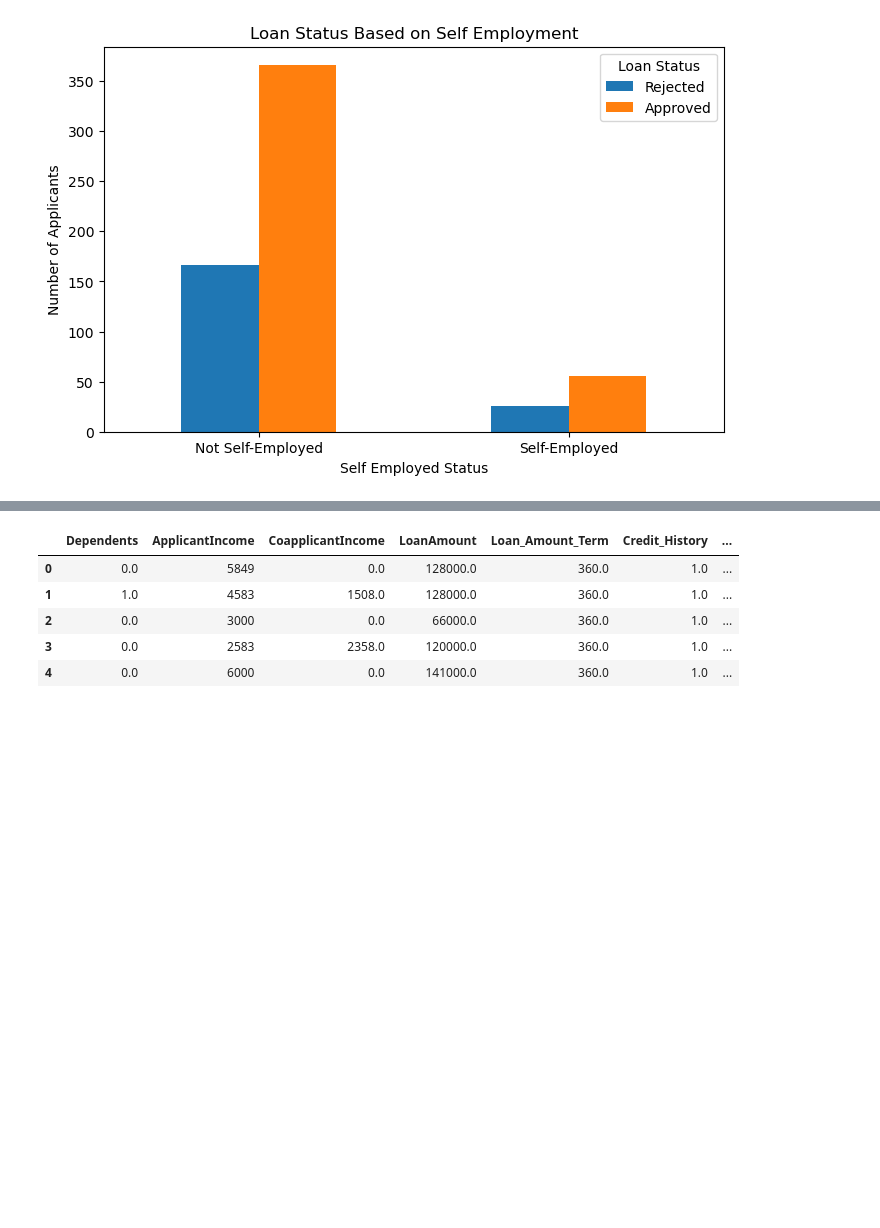
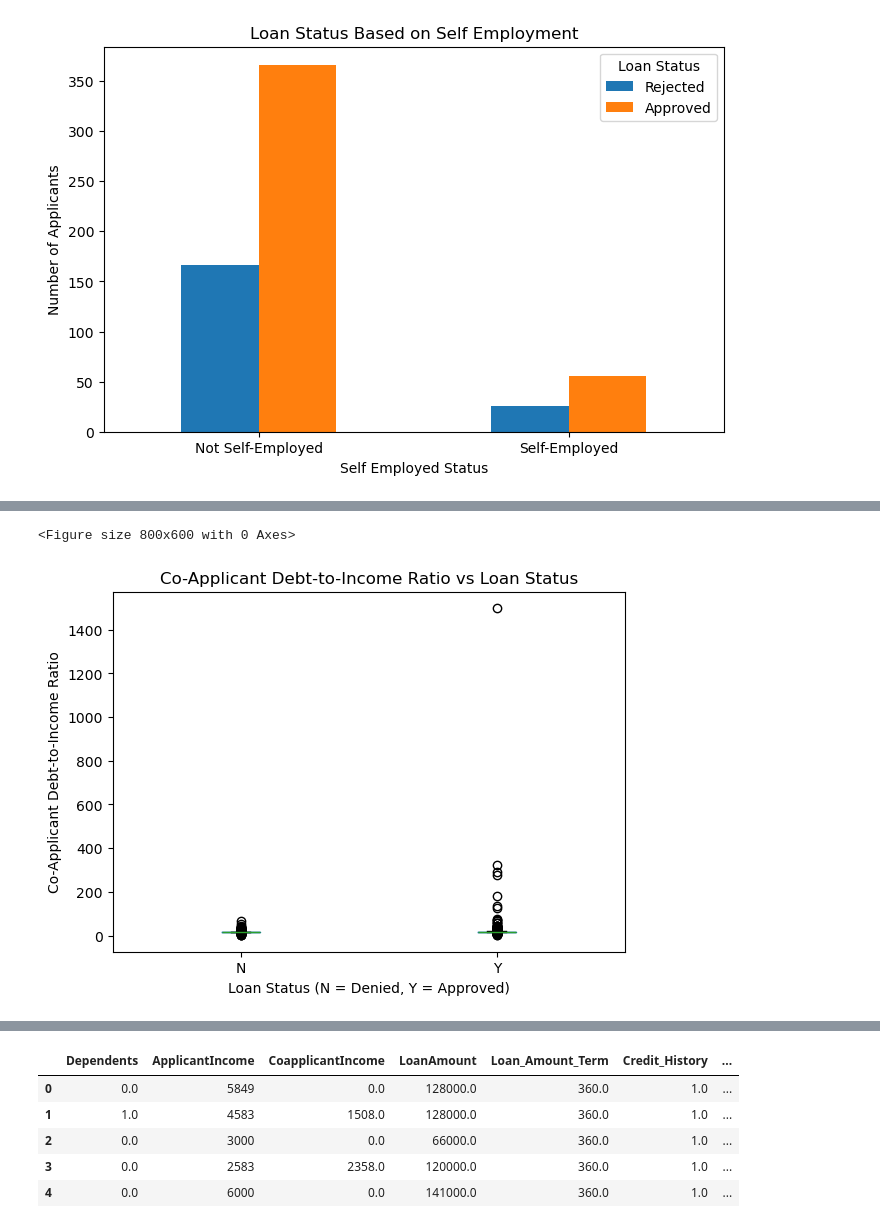
Before and after one commit to paola4280/Loan_Eligibility_Project, a Jupyter notebook: eligibility.ipynb, the cells around one changed output, grey strips where cells are left out. Saved outputs shown, nothing was run; the diff lists cells and outputs as text; code cells hidden in the pictures; blank space fills up the shorter version.

```diff
--- a/eligibility.ipynb
+++ b/eligibility.ipynb
@@ -256,3 +290,19 @@ else:
+# %%
+# Create a boxplot for CoApplicant_Debt_to_Income grouped by Loan_Status
+plt.figure(figsize=(8, 6))
+df.boxplot(column="CoApplicant_Debt_to_Income", by="Loan_Status", grid=False)
+
+# Customize plot
+plt.title("Co-Applicant Debt-to-Income Ratio vs Loan Status")
+plt.suptitle("")
+plt.xlabel("Loan Status (N = Denied, Y = Approved)")
+plt.ylabel("Co-Applicant Debt-to-Income Ratio")
+
+# Show the plot
+plt.show()
+# %% [output]
+<Figure size 800x600 with 0 Axes>
+[figure, added]
 # %%
 #Use Get Dummies to work with categorical values:
 
```
Also changed, not shown: parts of 5 cells of this notebook.
